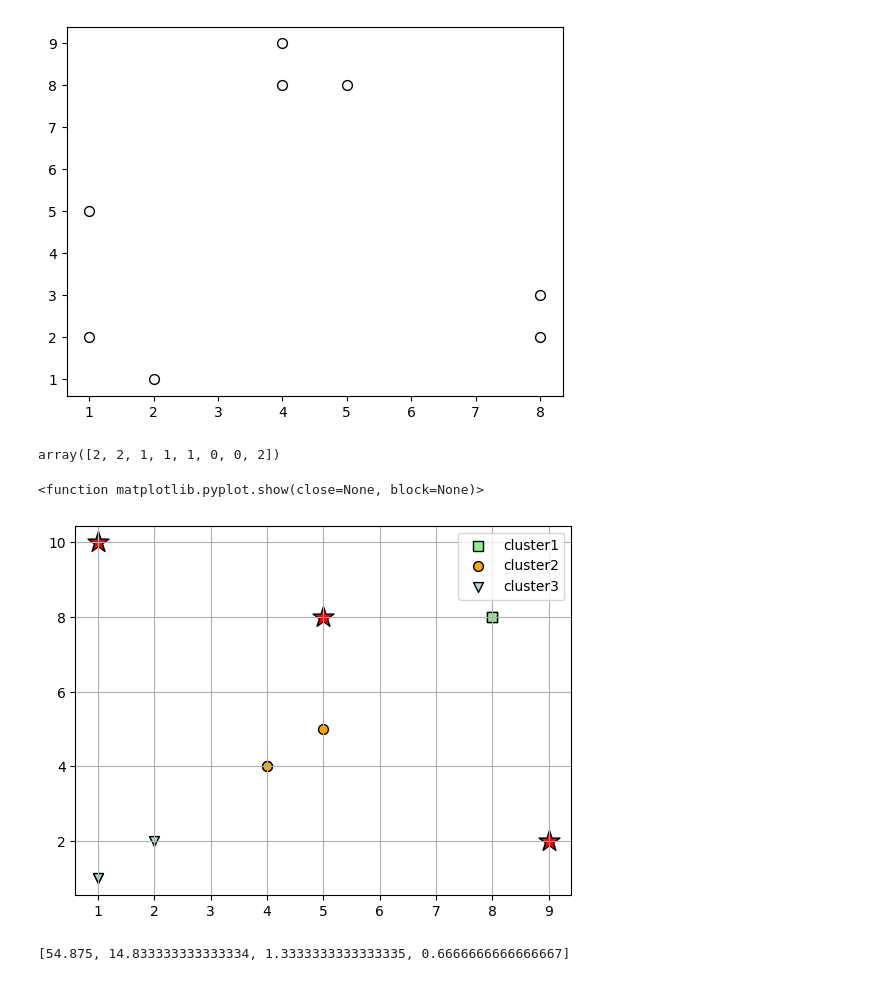
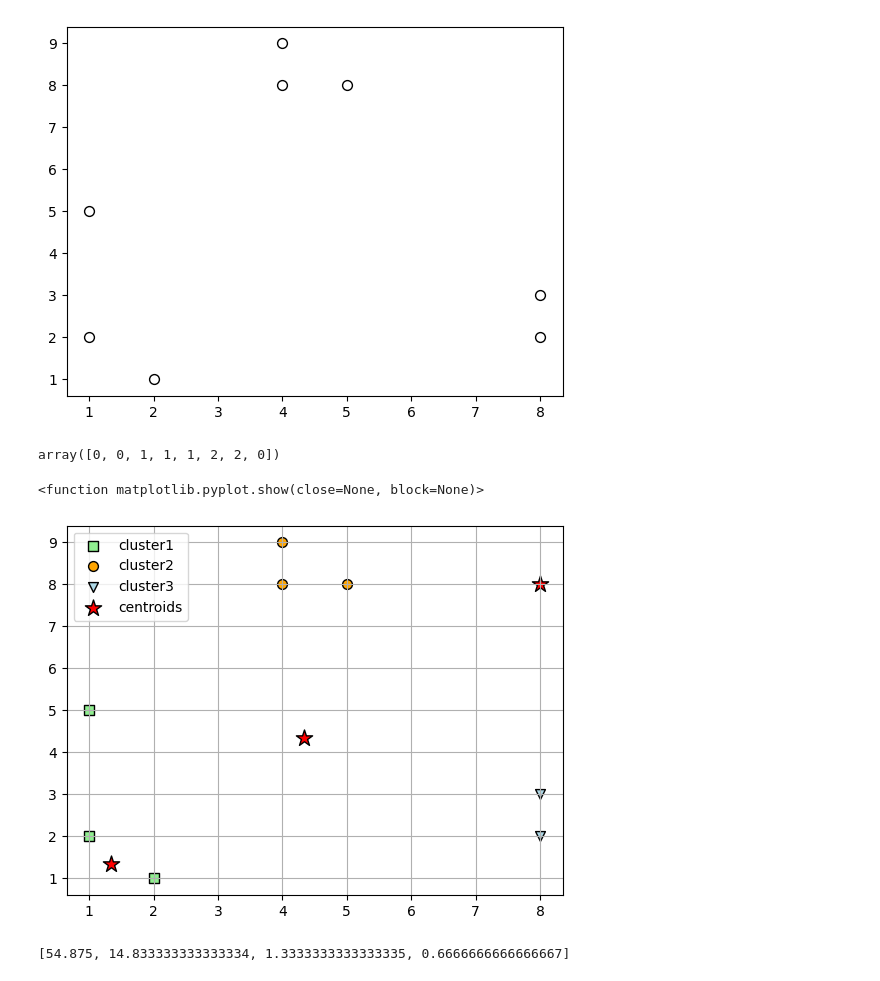
Before and after one commit to fl-sll/FODS, a Jupyter notebook: Assignment4/assignment4.ipynb, the cells around one changed output. Drawn from its saved outputs; the diff is of its cells as text; code cells hidden in the pictures.

Commit message:
changed centroid

```diff
--- a/Assignment4/assignment4.ipynb
+++ b/Assignment4/assignment4.ipynb
@@ -17,56 +17,74 @@ plt.show()
 [figure]
 # %%
 km = KMeans(
-    n_clusters=3,init='random',
-    n_init=1,max_iter=10,
-    tol=1e-04,random_state=0
+    n_clusters=3,init='random',n_init=3, max_iter=10
 )
 
 y_km = km.fit_predict(X.reshape(-1,1))
 y_km
 # %% [output]
-array([2, 2, 1, 1, 1, 0, 0, 2])
+array([0, 0, 1, 1, 1, 2, 2, 0])
 # %%
 plt.scatter(
-    X[y_km == 0], X[y_km == 0],
+    X[y_km == 0], y[y_km == 0],
     s = 50, c='lightgreen',
     marker='s',edgecolor='black',
     label='cluster1'
 )
 
 plt.scatter(
-    X[y_km == 1], X[y_km == 1],
+    X[y_km == 1], y[y_km == 1],
     s = 50, c='orange',
     marker='o',edgecolor='black',
     label='cluster2'
 )
 
 plt.scatter(
-    X[y_km == 2], X[y_km == 2],
+    X[y_km == 2], y[y_km == 2],
     s = 50, c='lightblue',
     marker='v',edgecolor='black',
     label='cluster3'
 )
 
+# plt.scatter(
+#     1,10,s=250,c='red',marker='*', edgecolor="black"
+# )
+
+# plt.scatter(
+#     5,8,s=250,c='red',marker='*', edgecolor='black'
+# )
+
+# plt.scatter(
+#     9,2,s=250,c='red',marker='*', edgecolor='black'
+# )
+
 plt.scatter(
-    1,10,s=250,c='red',marker='*', edgecolor="black"
+    km.cluster_centers_[:],km.cluster_centers_[:],
+    s=150,marker="*",
+    c='red', edgecolor='black',
+    label='centroids'
 )
 
-plt.scatter(
-    5,8,s=250,c='red',marker='*', edgecolor='black'
-)
+# plt.scatter(
+#     km.cluster_centers_[X],km.cluster_centers_[y],
+#     s=250,marker="*",
+#     c='red', edgecolor='black',
+#     label='centroids'
+# )
 
-plt.scatter(
-    9,2,s=250,c='red',marker='*', edgecolor='black'
-)
-
+# plt.scatter(
+#     km.cluster_centers_[X],km.cluster_centers_[y],
+#     s=250,marker="*",
+#     c='red', edgecolor='black',
+#     label='centroids'
+# )
 
 plt.legend(scatterpoints=1)
 plt.grid()
 plt.show
 # %% [output]
 <function matplotlib.pyplot.show(close=None, block=None)>
-[figure, old version]
+[figure, new version]
 # %%
 distortions = []
 for i in range(1,5):
```
